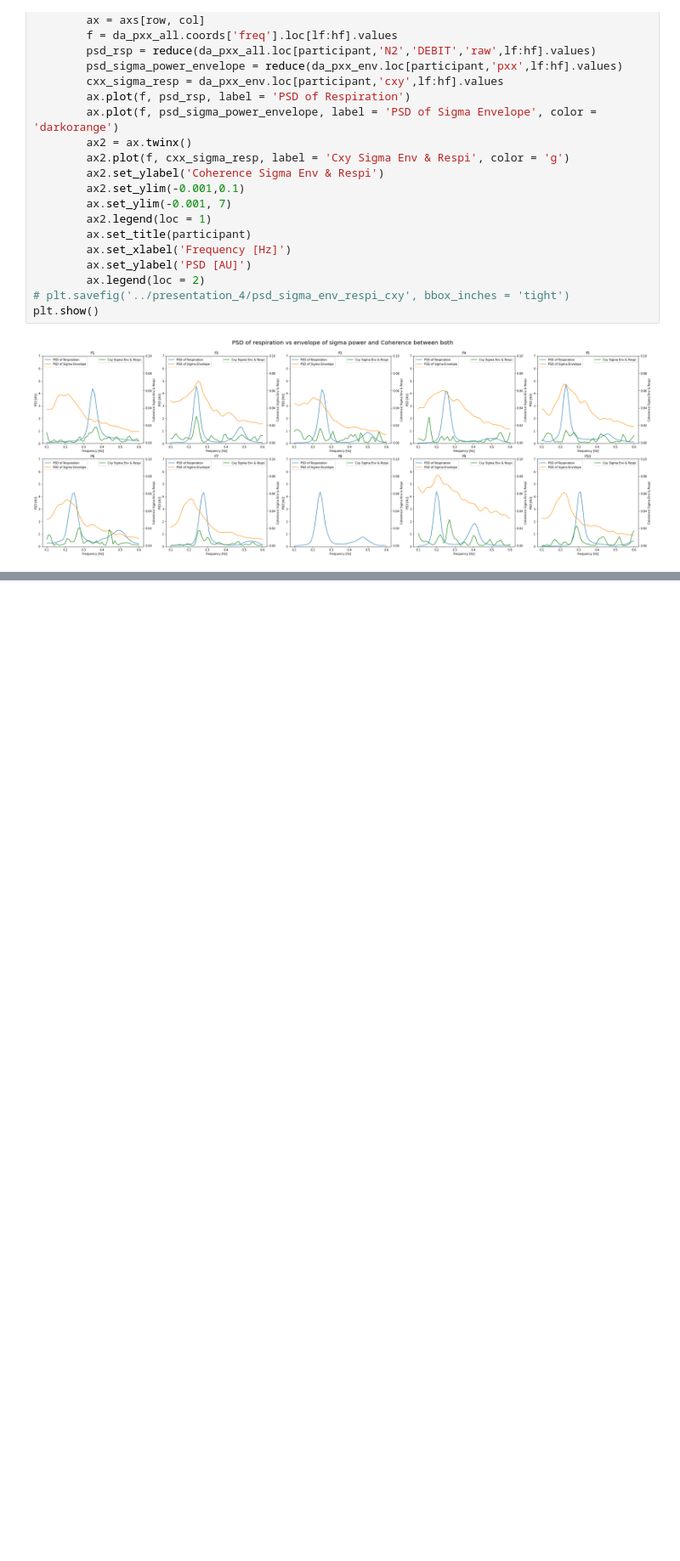
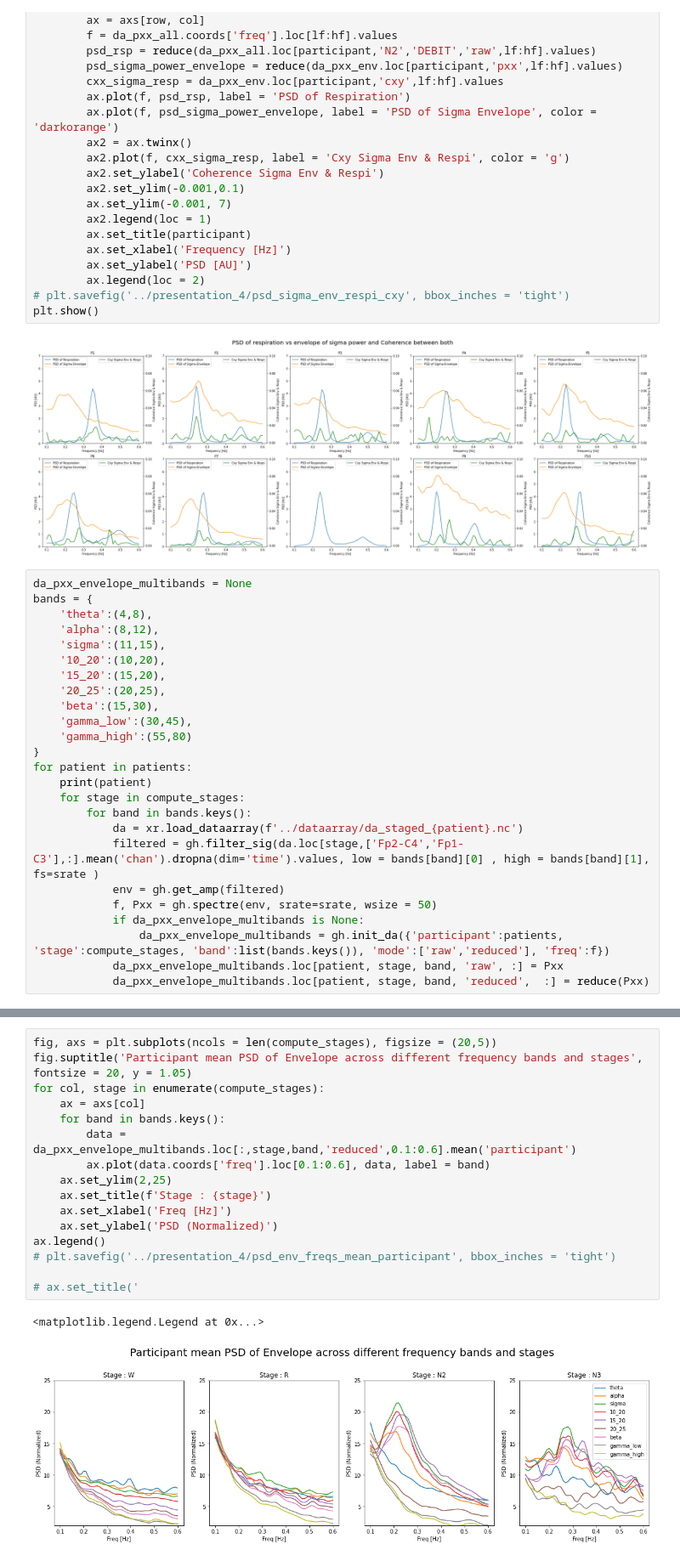
Before and after one commit to ValentinGhibaudo/Sleep_EEG_Respi, a Jupyter notebook: pac_rsp_slowwaves.ipynb, the cells around one changed output, grey strips where cells are left out. Shown at 85% size. Saved outputs shown, nothing was run; the diff lists cells and outputs as text; blank space fills up the shorter version.

```diff
--- a/pac_rsp_slowwaves.ipynb
+++ b/pac_rsp_slowwaves.ipynb
@@ -621,3 +454,28 @@ for row, sublist in enumerate([patients[:5] , patients[5:]]):
 plt.show()
 # %% [output]
 [figure]
+# %%
+da_pxx_envelope_multibands = None
+bands = {
+    'theta':(4,8),
+    'alpha':(8,12),
+    'sigma':(11,15),
+    '10_20':(10,20),
+    '15_20':(15,20),
+    '20_25':(20,25),
+    'beta':(15,30),
+    'gamma_low':(30,45),
+    'gamma_high':(55,80)
+}
+for patient in patients:
+    print(patient)
+    for stage in compute_stages:
+        for band in bands.keys():
+            da = xr.load_dataarray(f'../dataarray/da_staged_{patient}.nc')
+            filtered = gh.filter_sig(da.loc[stage,['Fp2-C4','Fp1-C3'],:].mean('chan').dropna(dim='time').values, low = bands[band][0] , high = bands[band][1], fs=srate )
+            env = gh.get_amp(filtered)
+            f, Pxx = gh.spectre(env, srate=srate, wsize = 50)
+            if da_pxx_envelope_multibands is None:
+                da_pxx_envelope_multibands = gh.init_da({'participant':patients, 'stage':compute_stages, 'band':list(bands.keys()), 'mode':['raw','reduced'], 'freq':f})
+            da_pxx_envelope_multibands.loc[patient, stage, band, 'raw', :] = Pxx
+            da_pxx_envelope_multibands.loc[patient, stage, band, 'reduced',  :] = reduce(Pxx)
@@ -623,0 +493,19 @@ plt.show()
+# %%
+fig, axs = plt.subplots(ncols = len(compute_stages), figsize = (20,5))
+fig.suptitle('Participant mean PSD of Envelope across different frequency bands and stages', fontsize = 20, y = 1.05)
+for col, stage in enumerate(compute_stages):
+    ax = axs[col]
+    for band in bands.keys():
+        data = da_pxx_envelope_multibands.loc[:,stage,band,'reduced',0.1:0.6].mean('participant')
+        ax.plot(data.coords['freq'].loc[0.1:0.6], data, label = band)
+    ax.set_ylim(2,25)
+    ax.set_title(f'Stage : {stage}')
+    ax.set_xlabel('Freq [Hz]')
+    ax.set_ylabel('PSD (Normalized)')
+ax.legend()
+# plt.savefig('../presentation_4/psd_env_freqs_mean_participant', bbox_inches = 'tight')
+
+# ax.set_title('
+# %% [output]
+<matplotlib.legend.Legend at 0x...>
+[figure, added]
```
Also changed, not shown: parts of 36 cells of this notebook, 3 other files.
